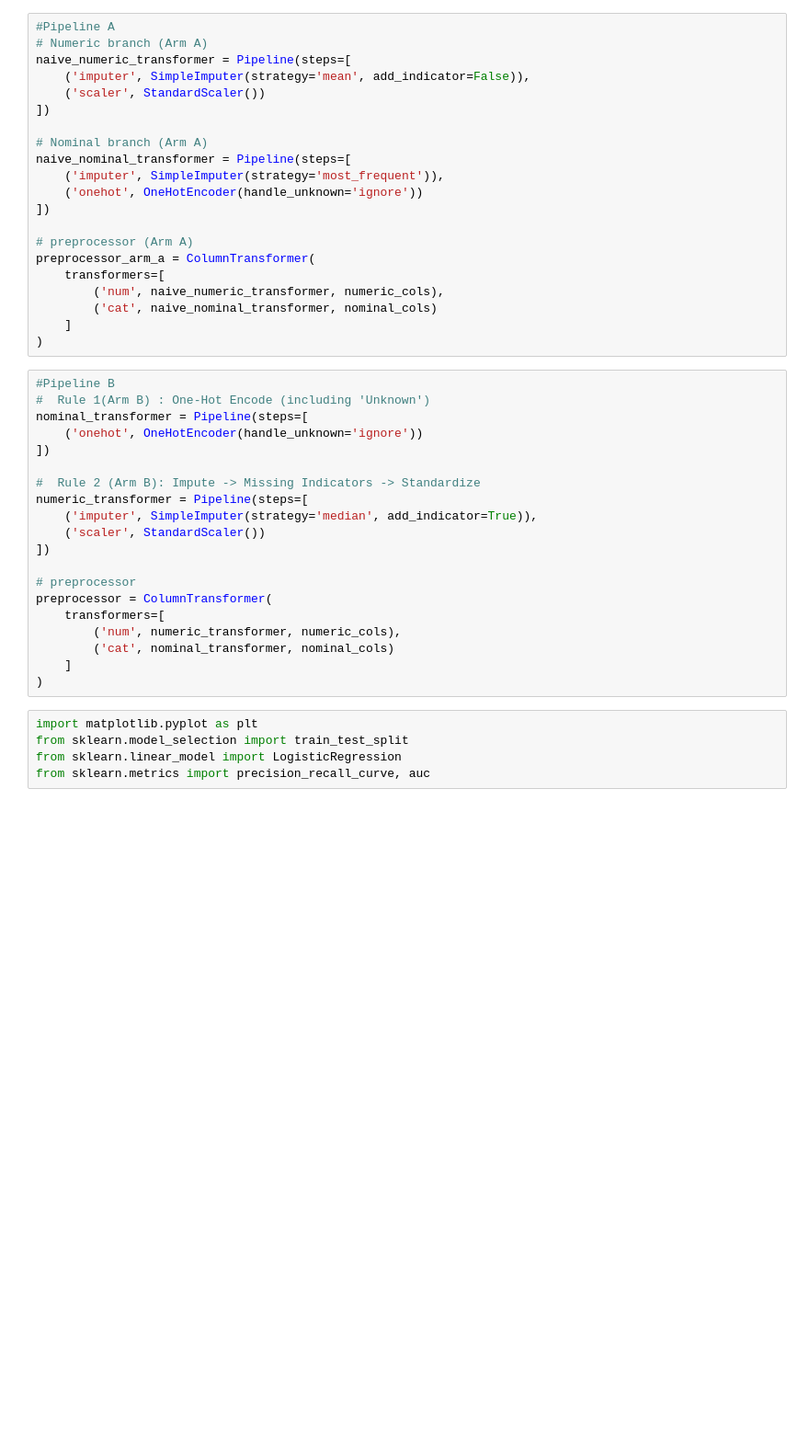
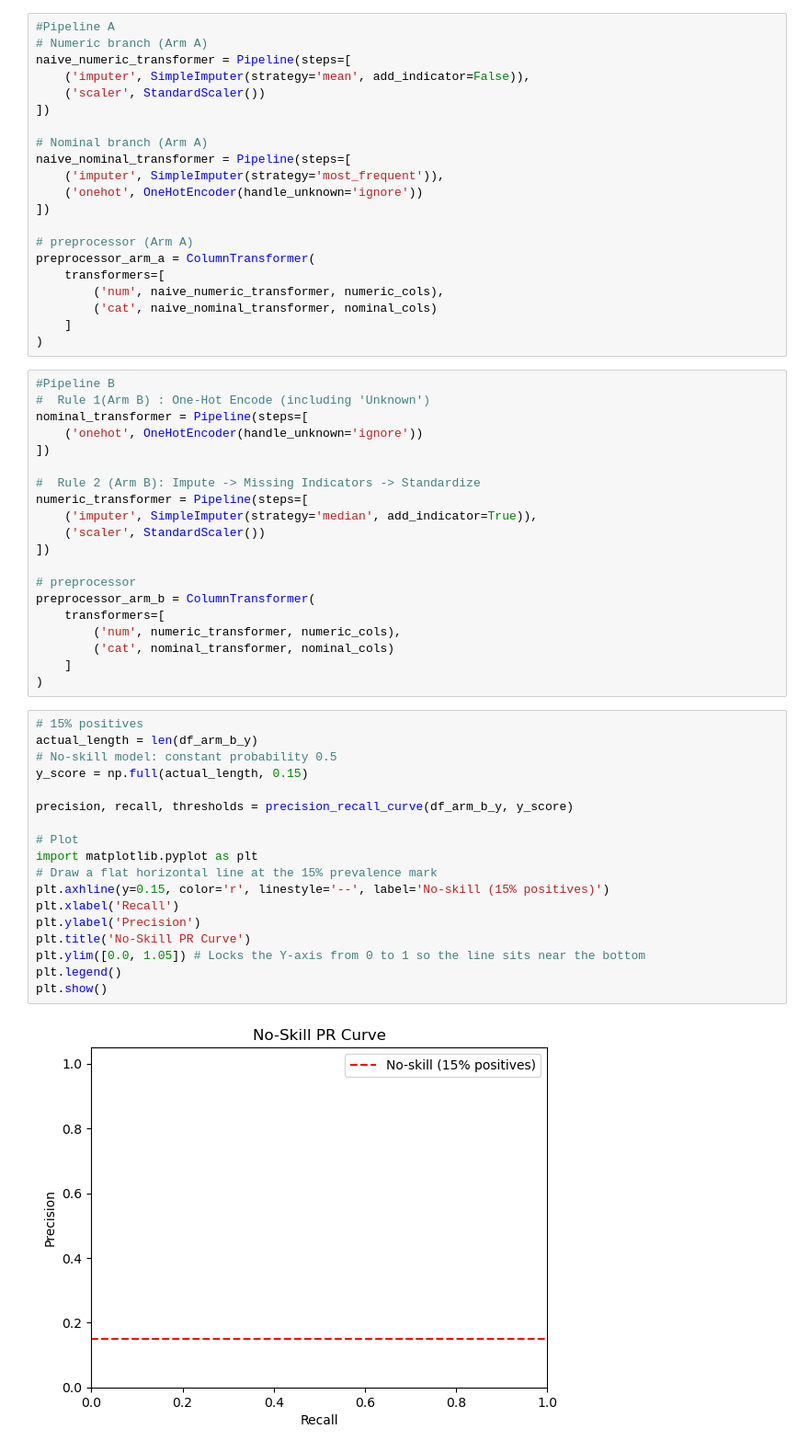
Before and after one commit to omowunmiKola/ITMD_Projects, a Jupyter notebook: Data_Mining/notebooks/modelling.ipynb, the cells around one changed output. Shown at 92% size. Cells and saved outputs as stored; diff of their text form; blank space fills up the shorter version.

Commit message:
commit baseline model

```diff
--- a/Data_Mining/notebooks/modelling.ipynb
+++ b/Data_Mining/notebooks/modelling.ipynb
@@ -89,14 +108,29 @@ numeric_transformer = Pipeline(steps=[
 ])
 
 # preprocessor
-preprocessor = ColumnTransformer(
+preprocessor_arm_b = ColumnTransformer(
     transformers=[
         ('num', numeric_transformer, numeric_cols),
         ('cat', nominal_transformer, nominal_cols)
     ]
 )
 # %%
+# 15% positives
+actual_length = len(df_arm_b_y)
+# No-skill model: constant probability 0.5
+y_score = np.full(actual_length, 0.15)
+
+precision, recall, thresholds = precision_recall_curve(df_arm_b_y, y_score)
+
+# Plot
 import matplotlib.pyplot as plt
-from sklearn.model_selection import train_test_split
-from sklearn.linear_model import LogisticRegression
-from sklearn.metrics import precision_recall_curve, auc
+# Draw a flat horizontal line at the 15% prevalence mark
+plt.axhline(y=0.15, color='r', linestyle='--', label='No-skill (15% positives)')
+plt.xlabel('Recall')
+plt.ylabel('Precision')
+plt.title('No-Skill PR Curve')
+plt.ylim([0.0, 1.05]) # Locks the Y-axis from 0 to 1 so the line sits near the bottom
+plt.legend()
+plt.show()
+# %% [output]
+[figure, added]
```
Also changed, not shown: parts of 5 cells of this notebook, 1 other file.
